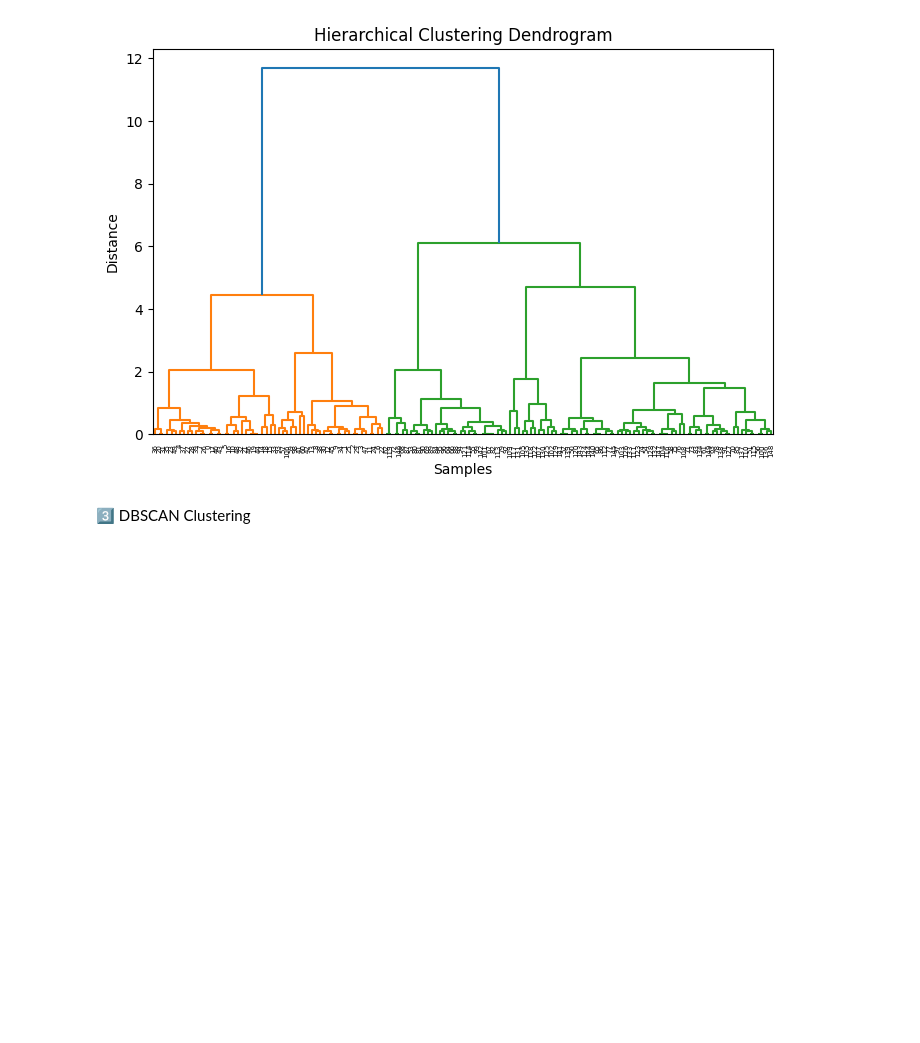
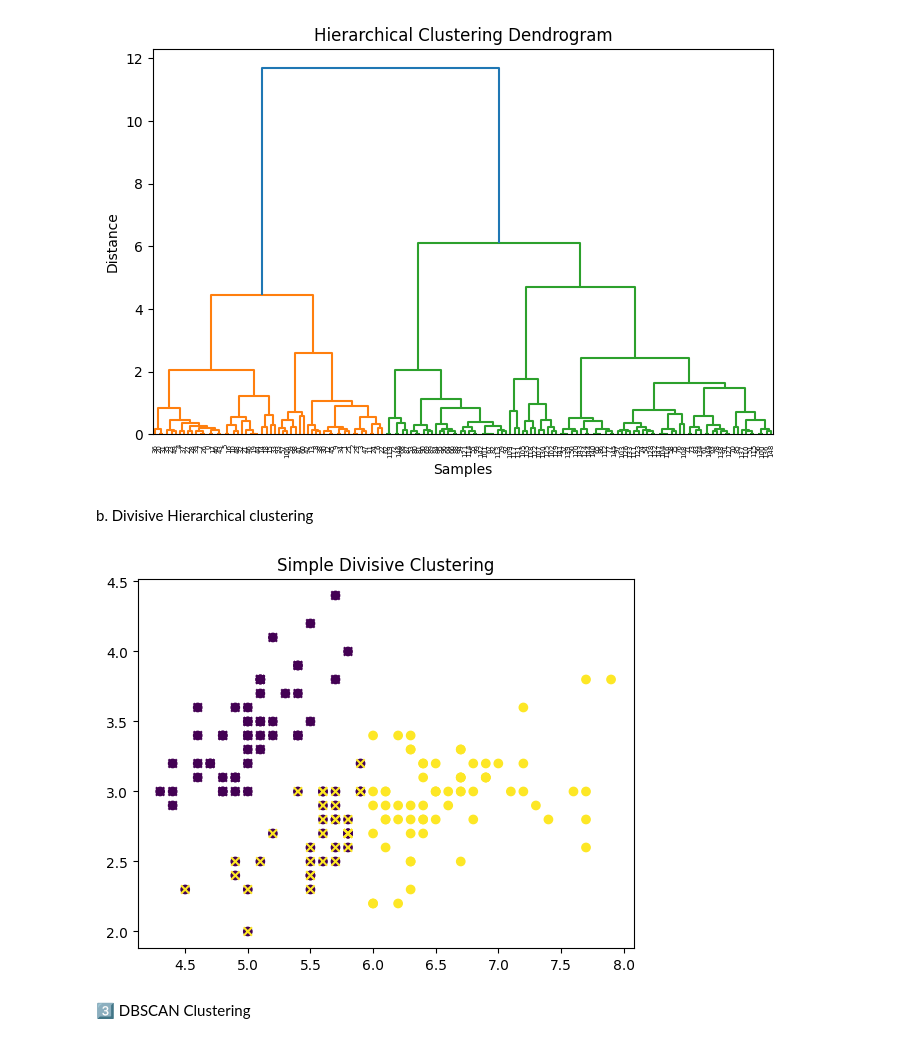
Before and after one commit to Prashanthsyntax/DWDM-LAB, a Jupyter notebook: Week11/week11.ipynb, the cells around one changed output. Saved outputs shown, nothing was run; the diff lists cells and outputs as text; code cells hidden in the pictures; blank space fills up the shorter version.

Commit message:
added Divisive clutering

```diff
--- a/Week11/week11.ipynb
+++ b/Week11/week11.ipynb
@@ -51,6 +53,34 @@ plt.ylabel("Distance")
 plt.show()
 # %% [output]
 [figure]
+# %% [markdown]
+b. Divisive Hierarchical clustering
+# %%
+from sklearn.datasets import load_iris
+from sklearn.cluster import KMeans
+import matplotlib.pyplot as plt
+
+# Load data
+X = load_iris().data[:, :2]
+
+# Step 1: Split into 2 clusters (Top-down)
+kmeans1 = KMeans(n_clusters=2, random_state=0).fit(X)
+labels1 = kmeans1.labels_
+
+# Step 2: Split one cluster again
+cluster0 = X[labels1 == 0]
+
+kmeans2 = KMeans(n_clusters=2, random_state=0).fit(cluster0)
+labels2 = kmeans2.labels_
+
+# Plot
+plt.scatter(X[:, 0], X[:, 1], c=labels1)  # first split
+plt.scatter(cluster0[:, 0], cluster0[:, 1], c=labels2, marker='x')  # second split
+
+plt.title("Simple Divisive Clustering")
+plt.show()
+# %% [output]
+[figure, added]
 # %% [markdown]
 3️⃣ DBSCAN Clustering
 # %%
```
Also changed, not shown: parts of 1 cell of this notebook, 1 other file.
